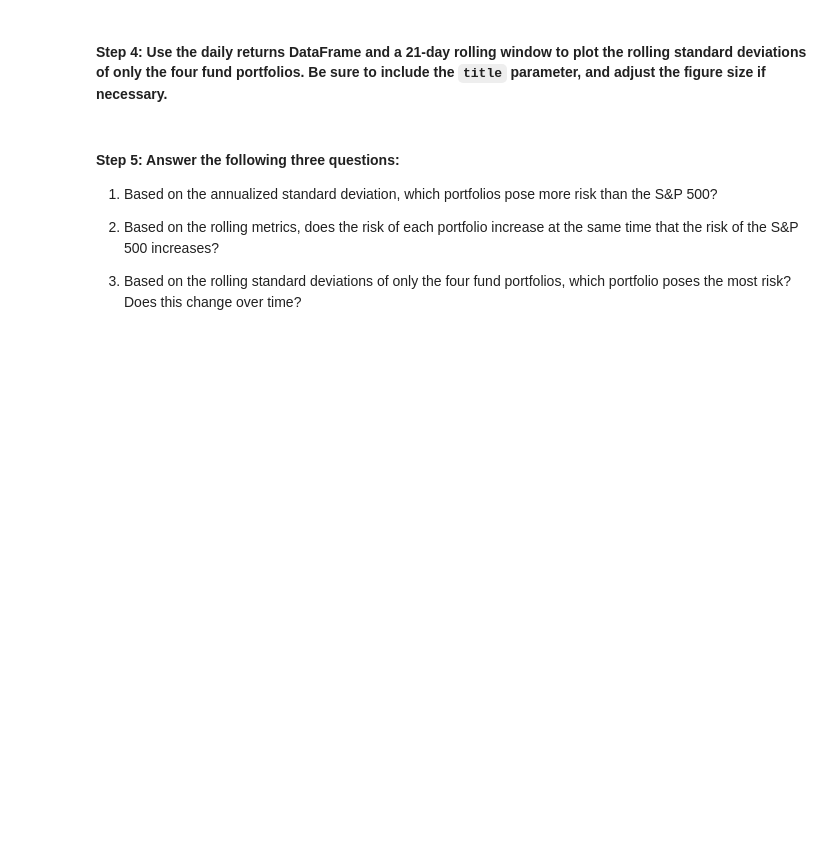
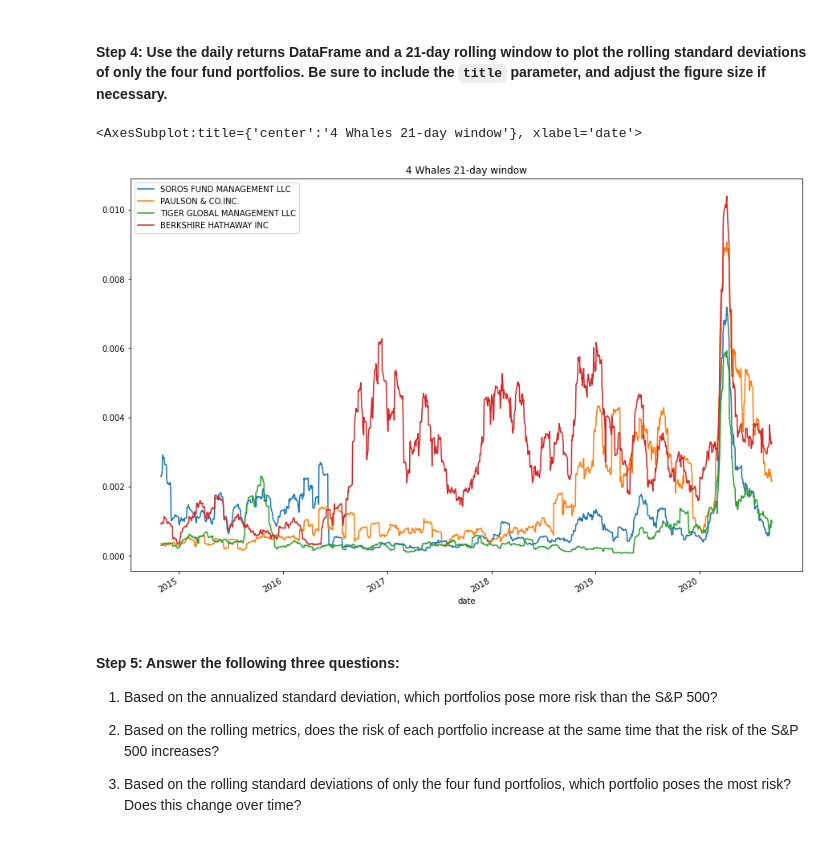
Before and after one commit to MaureenKC/Quantitative-Analysis-Challenge, a Jupyter notebook: Quantitative_Analysis/risk_return_analysis.ipynb, the cells around one changed output. Saved outputs shown, nothing was run; the diff lists cells and outputs as text; code cells hidden in the pictures; blank space fills up the shorter version.

```diff
--- a/Quantitative_Analysis/risk_return_analysis.ipynb
+++ b/Quantitative_Analysis/risk_return_analysis.ipynb
@@ -248,7 +272,13 @@ Evaluate the risk profile of each portfolio by using the standard deviation and
 # %%
 # Using the daily return data and a 21-day rolling window, plot the rolling standard deviation of just the 4 portfolios.
 # Include a title parameter and adjust the figure size
-# YOUR CODE HERE
+
+whale_navs_4_return=whale_navs_4_df.pct_change().dropna()
+whale_navs_4_window_21=whale_navs_4_return.rolling(window=21).std()
+whale_navs_4_window_21.plot(figsize=(15 , 10) ,title ="4 Whales 21-day STD")
+# %% [output]
+<AxesSubplot:title={'center':'4 Whales 21-day window'}, xlabel='date'>
+[figure, added]
 # %% [markdown]
 #### Step 5: Answer the following three questions:
 
```
Also changed, not shown: parts of 10 cells of this notebook.
